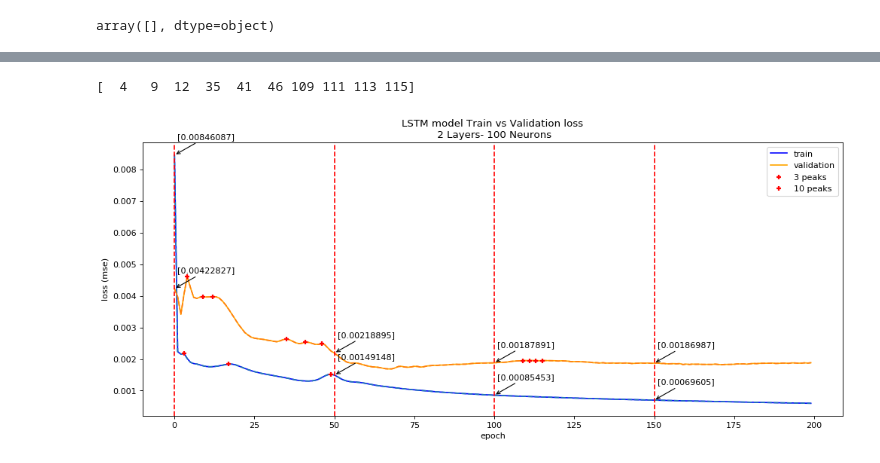
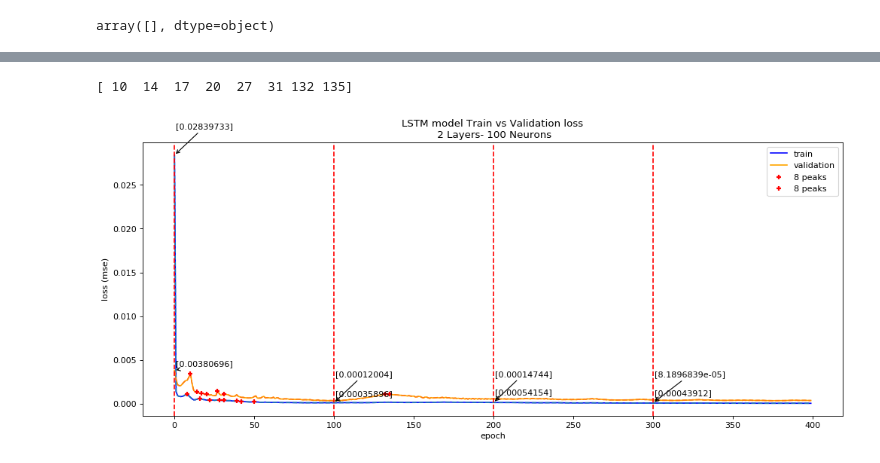
Before and after one commit to eco-data-science-team/LSTM-Anomaly-Detection, a Jupyter notebook: LSTM Notebook.ipynb, the cells around one changed output, grey strips where cells are left out. Saved outputs shown, nothing was run; the diff lists cells and outputs as text; code cells hidden in the pictures.

```diff
--- a/LSTM Notebook.ipynb
+++ b/LSTM Notebook.ipynb
@@ -119,4 +85,8 @@ def clean_train_data(df):
+# %%
+kwargs = {'point_loc': 0, 'rolling': '12h'}
+df = add_variable_to_df(df, add_rolling_mean, col_name="Rolling12_mean", kwargs = kwargs)
+df1 = add_variable_to_df(df1, add_rolling_mean, col_name="Rolling12_mean", kwargs = kwargs)
 # %%
-df, df1 = clean_train_data(df)
-print(f"df: {df.shape} \n df1: {df1.shape}")
+print(f"df: {df.shape}")
+print(f"df1: {df1.shape}")
 # %% [output]
@@ -125,4 +94,0 @@ df: (30850, 2)
-# %%
-df = create_mulitvariable_df(df)
-df1 = create_mulitvariable_df(df1)
-df.head()
@@ -171,7 +128,7 @@ X1_test = np.reshape(X1_test, (X1_test.shape[0], 1, X1_test.shape[1]))
 train = DataFrame()
 val = DataFrame()
 np.random.seed(42)
-epochs = 200
+epochs = 400
 neurons = 100
 for i in range(1):
     model = Sequential()
@@ -207,43 +179,43 @@ Epoch 200/200
 # %%
 from matplotlib.pyplot import figure
 figure(num=None, figsize=(15, 6), dpi=80, facecolor='w', edgecolor='k')
-show_every = 50
+show_every = 100
 
 vertical_lines = [x for x in range(epochs) if x % show_every == 0]
 
 plt.plot(train, color='blue', label='train')
 plt.plot(val, color='orange', label='validation')
 plt.title(f'LSTM model Train vs Validation loss\n 2 Layers- {neurons} Neurons')
 plt.ylabel('loss (mse)')
 plt.xlabel('epoch')
 plt.legend()
 
 unflat = train.values.tolist()
 unflat1 = val.values.tolist()
 flatten = [ item for sublist in  unflat for item in sublist]
 flatten1 = [ item for sublist in  unflat1 for item in sublist]
 import peakutils
 from peakutils.plot import plot as pplot
 
 indexes = peakutils.indexes(flatten, thres=0.005, min_dist=1)
-indexes1 = peakutils.indexes(flatten1, thres=0.09, min_dist=1)
+indexes1 = peakutils.indexes(flatten1, thres=0.2, min_dist=1)
 
 pplot(train.index, train.values, indexes)
 pplot(val.index, val.values, indexes1)
 for xc in vertical_lines:
     plt.axvline(x=xc, color = 'r', linestyle = '--')
 for i,j in zip(train.index, train.values):
     if i % show_every == 0:
-        plt.annotate(str(j), xy = (i,j ), xytext=(i+1, j+.00050),arrowprops=dict(arrowstyle="->",connectionstyle="arc3"))
+        plt.annotate(str(j), xy = (i,j ), xytext=(i+1, j+.00300),arrowprops=dict(arrowstyle="->",connectionstyle="arc3"))
 for i,j in zip(val.index, val.values):
     if i % show_every == 0:
         plt.annotate(str(j), xy = (i,j ), xytext=(i+1, j+.00050),arrowprops=dict(arrowstyle="->",connectionstyle="arc3"))
 #plt.savefig('new_300_epochs.png')
 print(indexes1)
 plt.show()
 # %% [output]
-[  4   9  12  35  41  46 109 111 113 115]
+[ 10  14  17  20  27  31 132 135]
-[figure, old version]
+[figure, new version]
 # %%
 from sklearn.metrics import r2_score
 from sklearn.metrics import mean_squared_error
```
Also changed, not shown: parts of 13 cells of this notebook, 1 other file.
